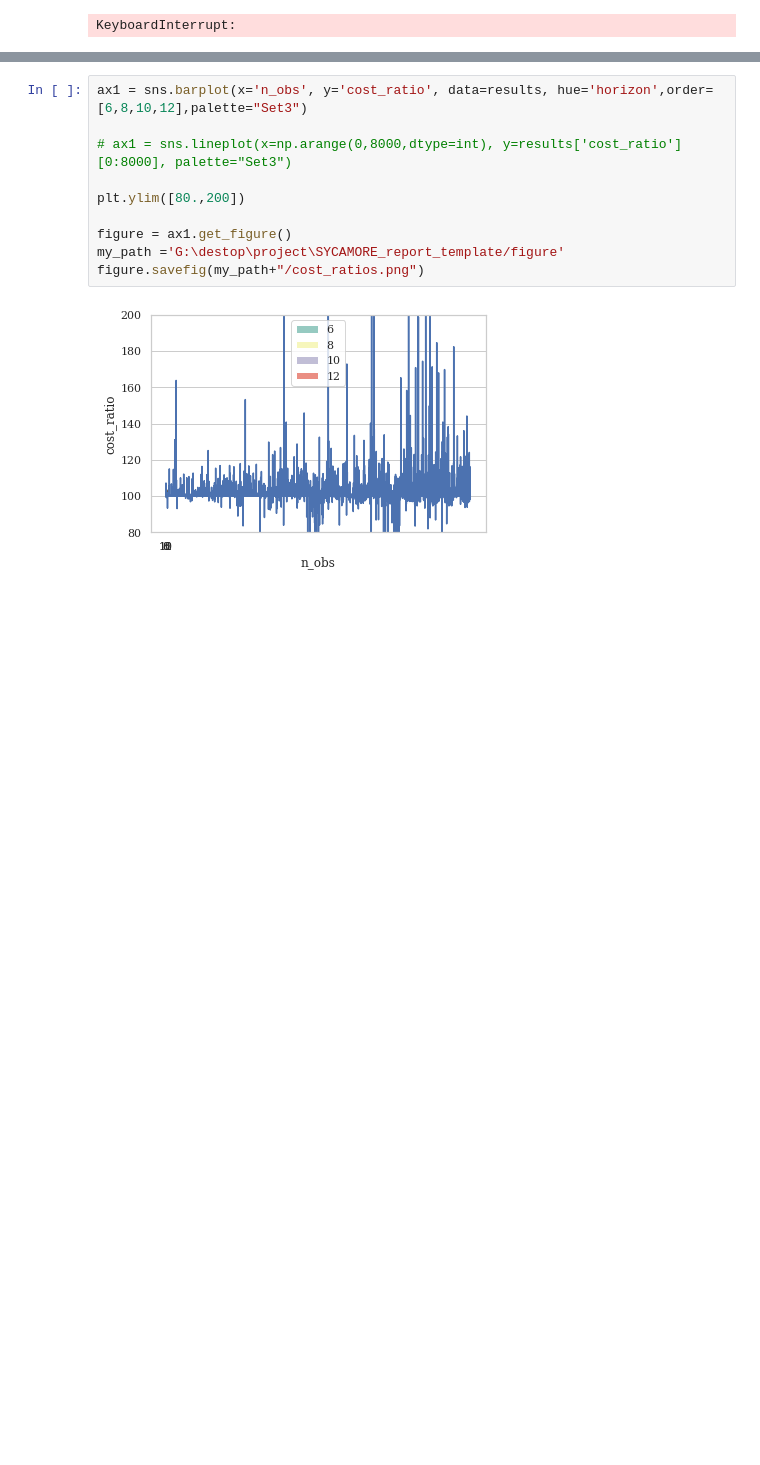
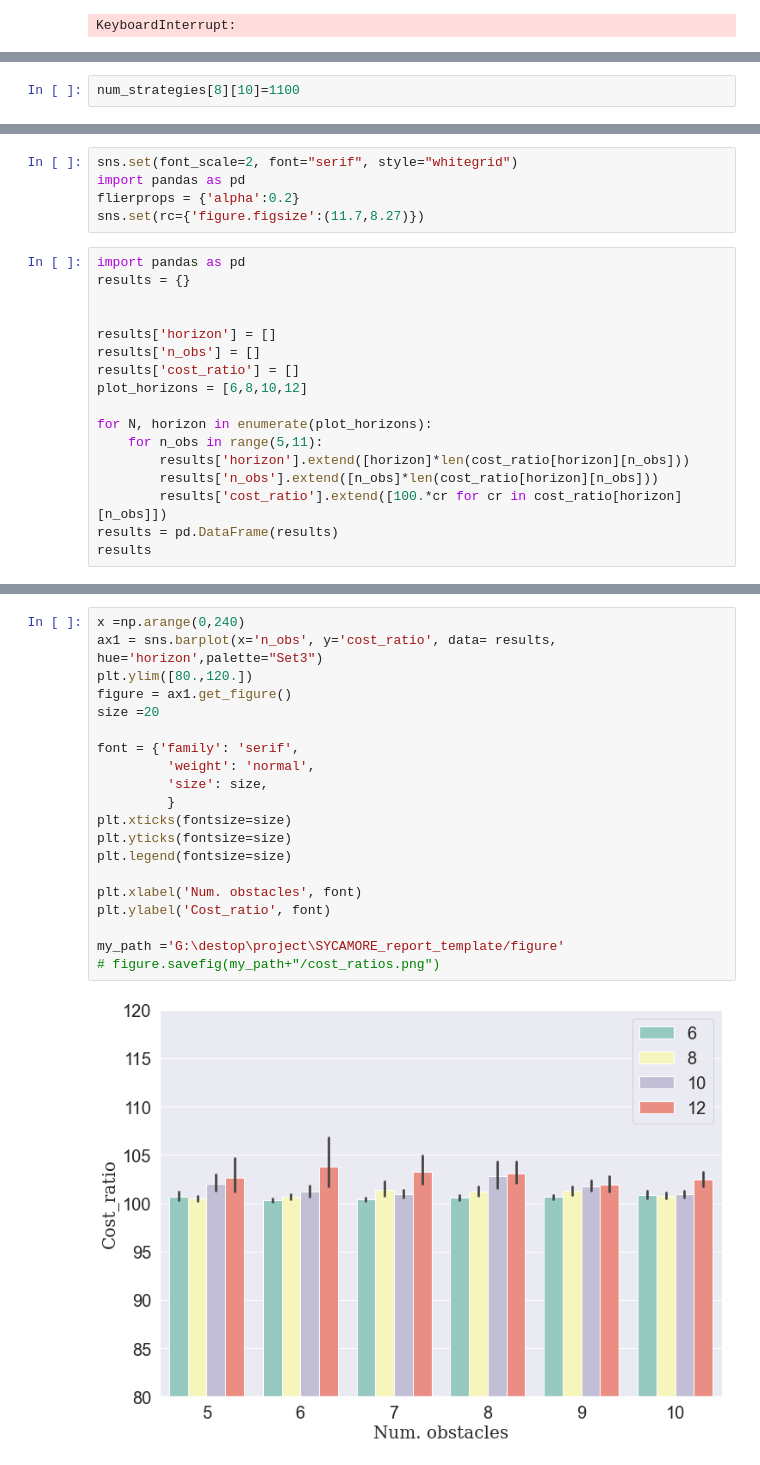
Before and after one commit to YiQi-EPFL/OMISTL, a Jupyter notebook: MPC/test_results.ipynb, the cells around one changed output, grey strips where cells are left out. Cells and saved outputs as stored; diff of their text form; blank space fills up the shorter version.

```diff
--- a/MPC/test_results.ipynb
+++ b/MPC/test_results.ipynb
@@ -215,0 +360,2 @@ KeyboardInterrupt:
+# %%
+num_strategies[8][10]=1100
@@ -370,0 +617,22 @@ array([   0,    1,    2, ..., 8011, 8012, 8013])
+# %%
+sns.set(font_scale=2, font="serif", style="whitegrid")
+import pandas as pd
+flierprops = {'alpha':0.2}
+sns.set(rc={'figure.figsize':(11.7,8.27)})
+# %%
+import pandas as pd
+results = {}
+
+
+results['horizon'] = []
+results['n_obs'] = []
+results['cost_ratio'] = []
+plot_horizons = [6,8,10,12]
+
+for N, horizon in enumerate(plot_horizons):
+    for n_obs in range(5,11):
+        results['horizon'].extend([horizon]*len(cost_ratio[horizon][n_obs]))
+        results['n_obs'].extend([n_obs]*len(cost_ratio[horizon][n_obs]))
+        results['cost_ratio'].extend([100.*cr for cr in cost_ratio[horizon][n_obs]])
+results = pd.DataFrame(results)
+results
@@ -371,12 +653,22 @@ array([   0,    1,    2, ..., 8011, 8012, 8013])
 # %%
-ax1 = sns.barplot(x='n_obs', y='cost_ratio', data=results, hue='horizon',order=[6,8,10,12],palette="Set3")
+x =np.arange(0,240)
+ax1 = sns.barplot(x='n_obs', y='cost_ratio', data= results, hue='horizon',palette="Set3")
+plt.ylim([80.,120.])
+figure = ax1.get_figure()
+size =20
 
-# ax1 = sns.lineplot(x=np.arange(0,8000,dtype=int), y=results['cost_ratio'][0:8000], palette="Set3")
+font = {'family': 'serif',
+         'weight': 'normal',
+         'size': size,
+         }
+plt.xticks(fontsize=size)
+plt.yticks(fontsize=size)
+plt.legend(fontsize=size)
 
-plt.ylim([80.,200])
+plt.xlabel('Num. obstacles', font)
+plt.ylabel('Cost_ratio', font)
 
-figure = ax1.get_figure()
 my_path ='G:\destop\project\SYCAMORE_report_template/figure'
-figure.savefig(my_path+"/cost_ratios.png")
+# figure.savefig(my_path+"/cost_ratios.png")
 # %% [output]
-[figure, old version]
+[figure, new version]
```
Also changed, not shown: parts of 24 cells of this notebook, 23 other files.
